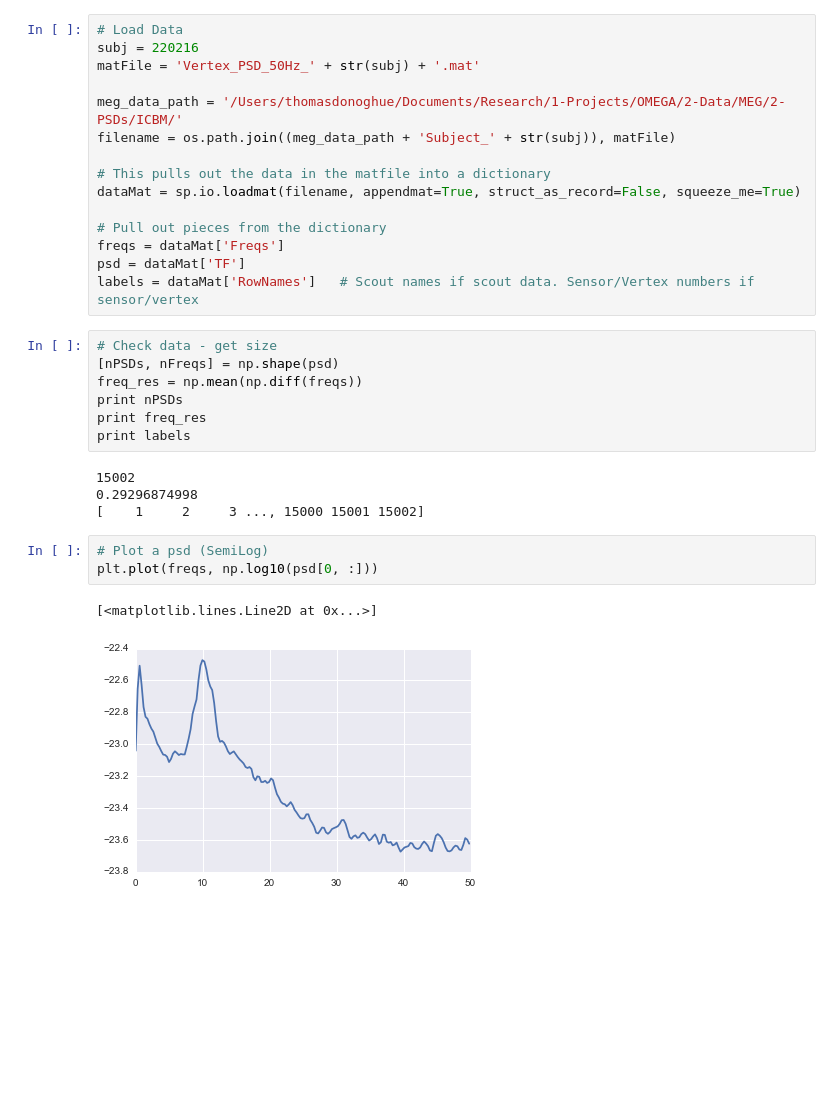
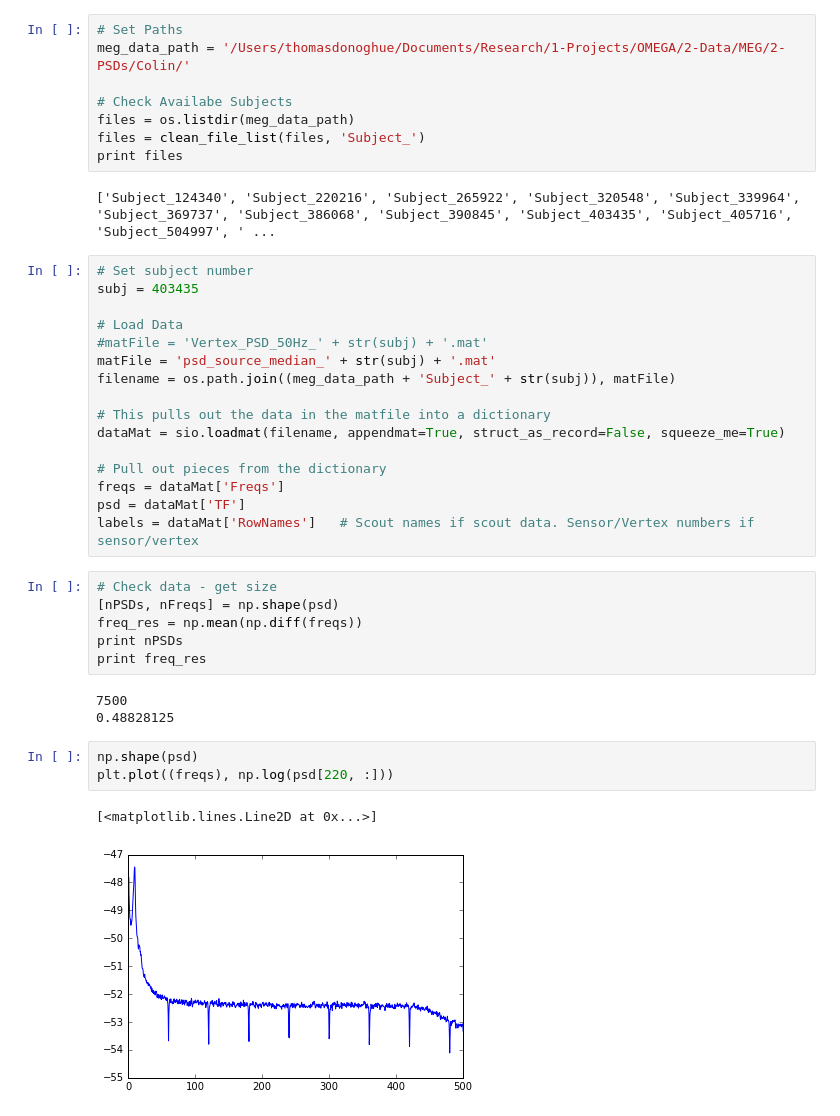
Before and after one commit to voytekresearch/omapping, a Jupyter notebook: RunFOOF/OMEGA_FOOF_Run.ipynb, the cells around one changed output. Drawn from its saved outputs; the diff is of its cells as text; blank space fills up the shorter version.

```diff
--- a/RunFOOF/OMEGA_FOOF_Run.ipynb
+++ b/RunFOOF/OMEGA_FOOF_Run.ipynb
@@ -18,13 +32,24 @@ import scipy.io as sio
+# %%
+# Set Paths
+meg_data_path = '/Users/thomasdonoghue/Documents/Research/1-Projects/OMEGA/2-Data/MEG/2-PSDs/Colin/'
+
+# Check Availabe Subjects
+files = os.listdir(meg_data_path)
+files = clean_file_list(files, 'Subject_')
+print files
+# %% [output]
+['Subject_124340', 'Subject_220216', 'Subject_265922', 'Subject_320548', 'Subject_339964', 'Subject_369737', 'Subject_386068', 'Subject_390845', 'Subject_403435', 'Subject_405716', 'Subject_504997', ' ...
 # %%
+# Set subject number
+subj = 403435
+
 # Load Data
-subj = 220216
-matFile = 'Vertex_PSD_50Hz_' + str(subj) + '.mat'
-
-meg_data_path = '/Users/thomasdonoghue/Documents/Research/1-Projects/OMEGA/2-Data/MEG/2-PSDs/ICBM/'
+#matFile = 'Vertex_PSD_50Hz_' + str(subj) + '.mat'
+matFile = 'psd_source_median_' + str(subj) + '.mat'
 filename = os.path.join((meg_data_path + 'Subject_' + str(subj)), matFile)
 
 # This pulls out the data in the matfile into a dictionary
-dataMat = sp.io.loadmat(filename, appendmat=True, struct_as_record=False, squeeze_me=True)
+dataMat = sio.loadmat(filename, appendmat=True, struct_as_record=False, squeeze_me=True)
 
 # Pull out pieces from the dictionary
 freqs = dataMat['Freqs']
@@ -36,17 +61,15 @@ labels = dataMat['RowNames']   # Scout names if scout data. Sensor/Vertex number
 freq_res = np.mean(np.diff(freqs))
 print nPSDs
 print freq_res
-print labels
 # %% [output]
-15002
-0.29296874998
-[    1     2     3 ..., 15000 15001 15002]
+7500
+0.48828125
 # %%
-# Plot a psd (SemiLog)
-plt.plot(freqs, np.log10(psd[0, :]))
+np.shape(psd)
+plt.plot((freqs), np.log(psd[220, :]))
 # %% [output]
 [<matplotlib.lines.Line2D at 0x...>]
-[figure, old version]
+[figure, new version]
 # %%
 # Extract PSD range of interest
 
```
Also changed, not shown: parts of 12 cells of this notebook, 4 other files.
